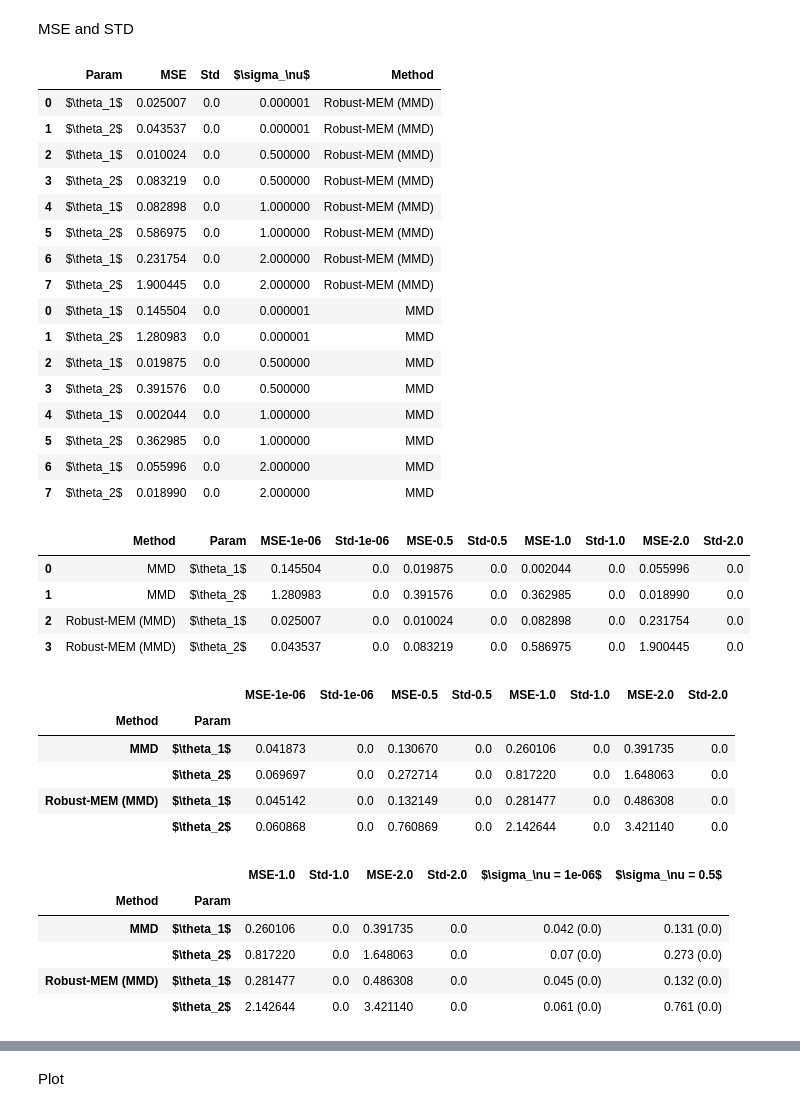
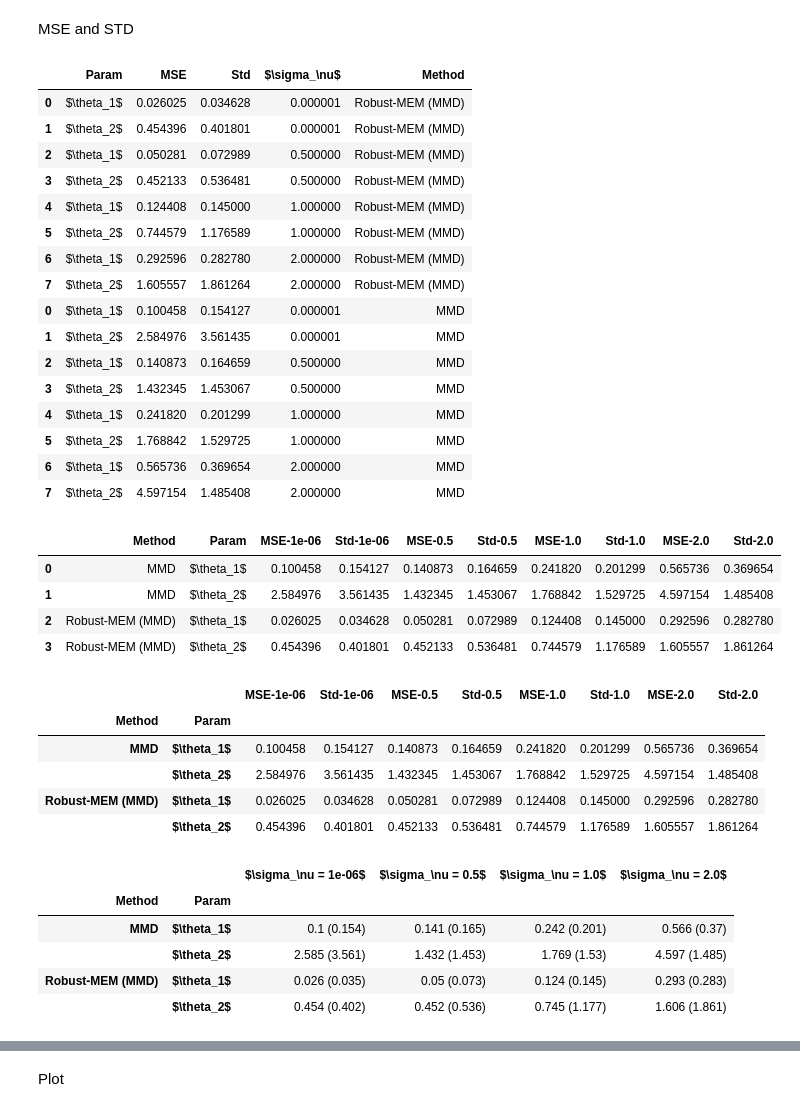
Before and after one commit to haritadell/me-models, a Jupyter notebook: gather_results_berk.ipynb, the cells around one changed output, grey strips where cells are left out. Saved outputs shown, nothing was run; the diff lists cells and outputs as text; code cells hidden in the pictures.

Commit message:
updated results

```diff
--- a/gather_results_berk.ipynb
+++ b/gather_results_berk.ipynb
@@ -5,17 +5,17 @@ from utils import sample_observed_data_berkson, sample_observed_data_classical
 from tqdm import tqdm
 # %%
 confidence_level = 0.90
-num_realizations = 1
+num_realizations = 10
 seed = 112
 #folder_path = '/dcs/pg23/u1604520/mem/results/poly_berkson_unifstart/'
-folder_path = '/dcs/pg23/u1604520/mem/results/exponential_berkson_unifstart/'
+folder_path = '/home/u1604520/results_berkson_mmd/new/'
 # %%
 scales_nu = [0.000001, 0.5,  1.0, 2.0]
 num_scales = len(scales_nu)
 c = 1
 n = 200
 B = 500
-theta_star = np.array([1,2])
+theta_star = np.array([1,3])
 loc_x = 0
 scale_x = 1
 scale_eps = 0.5
@@ -51,12 +51,12 @@ for j, scale_nu in enumerate(scales_nu):
         #mean_simex_sample = simex_sample.mean(axis=0)
         # initial_guess = np.random.uniform(low=-1, high=4, size=(3,)) #[0, 4]  # Initial parameter guess
         # ls_estimator, _ = curve_fit(nonlinear_model, data[:,0], data[:,1], p0=initial_guess)
-        #mmd_est = np.loadtxt(folder_path+f'mmd_est_scale_nu{scale_nu}_c{100}_n{n}_B{B}_seed1{seed1}_seed2{seed2}.txt')
-        mmd_est = np.loadtxt(folder_path+f'sample_scale_nu{scale_nu}_c{0.00000000001}_n{n}_B{B}_seed1{seed1}_seed2{seed2}.txt').mean(axis=0)
+        mmd_est = np.loadtxt(folder_path+f'mmd_est_scale_nu{scale_nu}_c{c}_n{n}_B{B}_seed1{seed1}_seed2{seed2}.txt')
+        #mmd_est = np.loadtxt(folder_path+f'sample_scale_nu{scale_nu}_c{0.00000000001}_n{n}_B{B}_seed1{seed1}_seed2{seed2}.txt').mean(axis=0)
         mses[j, r, 0, :] = np.asarray((mean_boot_sample - theta_star)**2)
         mses[j, r, 1, :] = np.asarray((mmd_est - theta_star)**2)
 
-        # Credible interval
+
         for i in range(len(theta_star)):
             count = 0
             lower_bound = np.percentile(boot_sample[:, i], (1 - confidence_level) / 2 * 100)
@@ -144,22 +144,22 @@ df_all = pd.concat([robustmem_df, ls_df])
 df_all
 # %% [output]
 |  | Param | MSE | Std | $\sigma_\nu$ | Method |
-| 0 | $\theta_1$ | 0.025007 | 0.0 | 0.000001 | Robust-MEM (MMD) |
-| 1 | $\theta_2$ | 0.043537 | 0.0 | 0.000001 | Robust-MEM (MMD) |
-| 2 | $\theta_1$ | 0.010024 | 0.0 | 0.500000 | Robust-MEM (MMD) |
-| 3 | $\theta_2$ | 0.083219 | 0.0 | 0.500000 | Robust-MEM (MMD) |
-| 4 | $\theta_1$ | 0.082898 | 0.0 | 1.000000 | Robust-MEM (MMD) |
-| 5 | $\theta_2$ | 0.586975 | 0.0 | 1.000000 | Robust-MEM (MMD) |
-| 6 | $\theta_1$ | 0.231754 | 0.0 | 2.000000 | Robust-MEM (MMD) |
-| 7 | $\theta_2$ | 1.900445 | 0.0 | 2.000000 | Robust-MEM (MMD) |
-| 0 | $\theta_1$ | 0.145504 | 0.0 | 0.000001 | MMD |
-| 1 | $\theta_2$ | 1.280983 | 0.0 | 0.000001 | MMD |
-| 2 | $\theta_1$ | 0.019875 | 0.0 | 0.500000 | MMD |
-| 3 | $\theta_2$ | 0.391576 | 0.0 | 0.500000 | MMD |
-| 4 | $\theta_1$ | 0.002044 | 0.0 | 1.000000 | MMD |
-| 5 | $\theta_2$ | 0.362985 | 0.0 | 1.000000 | MMD |
-| 6 | $\theta_1$ | 0.055996 | 0.0 | 2.000000 | MMD |
-| 7 | $\theta_2$ | 0.018990 | 0.0 | 2.000000 | MMD |
+| 0 | $\theta_1$ | 0.026025 | 0.034628 | 0.000001 | Robust-MEM (MMD) |
+| 1 | $\theta_2$ | 0.454396 | 0.401801 | 0.000001 | Robust-MEM (MMD) |
+| 2 | $\theta_1$ | 0.050281 | 0.072989 | 0.500000 | Robust-MEM (MMD) |
+| 3 | $\theta_2$ | 0.452133 | 0.536481 | 0.500000 | Robust-MEM (MMD) |
+| 4 | $\theta_1$ | 0.124408 | 0.145000 | 1.000000 | Robust-MEM (MMD) |
+| 5 | $\theta_2$ | 0.744579 | 1.176589 | 1.000000 | Robust-MEM (MMD) |
+| 6 | $\theta_1$ | 0.292596 | 0.282780 | 2.000000 | Robust-MEM (MMD) |
+| 7 | $\theta_2$ | 1.605557 | 1.861264 | 2.000000 | Robust-MEM (MMD) |
+| 0 | $\theta_1$ | 0.100458 | 0.154127 | 0.000001 | MMD |
+| 1 | $\theta_2$ | 2.584976 | 3.561435 | 0.000001 | MMD |
+| 2 | $\theta_1$ | 0.140873 | 0.164659 | 0.500000 | MMD |
+| 3 | $\theta_2$ | 1.432345 | 1.453067 | 0.500000 | MMD |
+| 4 | $\theta_1$ | 0.241820 | 0.201299 | 1.000000 | MMD |
+| 5 | $\theta_2$ | 1.768842 | 1.529725 | 1.000000 | MMD |
+| 6 | $\theta_1$ | 0.565736 | 0.369654 | 2.000000 | MMD |
+| 7 | $\theta_2$ | 4.597154 | 1.485408 | 2.000000 | MMD |
 # %%
 gb = df_all.groupby(['Method', 'Param', '$\sigma_\nu$']).mean()
 # %%
@@ -179,42 +179,42 @@ pivot_df.reset_index(inplace=True)
 pivot_df
 # %% [output]
 |  | Method | Param | MSE-1e-06 | Std-1e-06 | MSE-0.5 | Std-0.5 | MSE-1.0 | Std-1.0 | MSE-2.0 | Std-2.0 |
-| 0 | MMD | $\theta_1$ | 0.145504 | 0.0 | 0.019875 | 0.0 | 0.002044 | 0.0 | 0.055996 | 0.0 |
-| 1 | MMD | $\theta_2$ | 1.280983 | 0.0 | 0.391576 | 0.0 | 0.362985 | 0.0 | 0.018990 | 0.0 |
-| 2 | Robust-MEM (MMD) | $\theta_1$ | 0.025007 | 0.0 | 0.010024 | 0.0 | 0.082898 | 0.0 | 0.231754 | 0.0 |
-| 3 | Robust-MEM (MMD) | $\theta_2$ | 0.043537 | 0.0 | 0.083219 | 0.0 | 0.586975 | 0.0 | 1.900445 | 0.0 |
+| 0 | MMD | $\theta_1$ | 0.100458 | 0.154127 | 0.140873 | 0.164659 | 0.241820 | 0.201299 | 0.565736 | 0.369654 |
+| 1 | MMD | $\theta_2$ | 2.584976 | 3.561435 | 1.432345 | 1.453067 | 1.768842 | 1.529725 | 4.597154 | 1.485408 |
+| 2 | Robust-MEM (MMD) | $\theta_1$ | 0.026025 | 0.034628 | 0.050281 | 0.072989 | 0.124408 | 0.145000 | 0.292596 | 0.282780 |
+| 3 | Robust-MEM (MMD) | $\theta_2$ | 0.454396 | 0.401801 | 0.452133 | 0.536481 | 0.744579 | 1.176589 | 1.605557 | 1.861264 |
 # %%
 pivot_df = pivot_df.groupby(['Method', 'Param']).mean()
 pivot_df
 # %% [output]
 |  |  | MSE-1e-06 | Std-1e-06 | MSE-0.5 | Std-0.5 | MSE-1.0 | Std-1.0 | MSE-2.0 | Std-2.0 |
 | Method | Param |  |  |  |  |  |  |  |  |
-| MMD | $\theta_1$ | 0.041873 | 0.0 | 0.130670 | 0.0 | 0.260106 | 0.0 | 0.391735 | 0.0 |
-|  | $\theta_2$ | 0.069697 | 0.0 | 0.272714 | 0.0 | 0.817220 | 0.0 | 1.648063 | 0.0 |
-| Robust-MEM (MMD) | $\theta_1$ | 0.045142 | 0.0 | 0.132149 | 0.0 | 0.281477 | 0.0 | 0.486308 | 0.0 |
-|  | $\theta_2$ | 0.060868 | 0.0 | 0.760869 | 0.0 | 2.142644 | 0.0 | 3.421140 | 0.0 |
+| MMD | $\theta_1$ | 0.100458 | 0.154127 | 0.140873 | 0.164659 | 0.241820 | 0.201299 | 0.565736 | 0.369654 |
+|  | $\theta_2$ | 2.584976 | 3.561435 | 1.432345 | 1.453067 | 1.768842 | 1.529725 | 4.597154 | 1.485408 |
+| Robust-MEM (MMD) | $\theta_1$ | 0.026025 | 0.034628 | 0.050281 | 0.072989 | 0.124408 | 0.145000 | 0.292596 | 0.282780 |
+|  | $\theta_2$ | 0.454396 | 0.401801 | 0.452133 | 0.536481 | 0.744579 | 1.176589 | 1.605557 | 1.861264 |
 # %%
 new_df = pivot_df.copy(deep=True)
-nus = [1e-06, 0.5] #, 0.5, 1.0, 2.0]
+nus = [1e-06, 0.5, 1.0, 2.0]
 # Iterate over columns
 for i, nu in enumerate(nus):  # Assuming you have two pairs a_i and b_i
     # Extract corresponding pairs
     a_col = f'MSE-{nu}'
     b_col = f'Std-{nu}'
     # Concatenate values for the title
     new_df[f'$\sigma_\nu = {nu}$'] = pivot_df[a_col].round(3).astype(str) + ' ' + '(' + pivot_df[b_col].round(3).astype(str) + ')'
     new_df = new_df.drop(a_col, axis=1)
     new_df = new_df.drop(b_col, axis=1)
 
 
 new_df
 # %% [output]
-|  |  | MSE-1.0 | Std-1.0 | MSE-2.0 | Std-2.0 | $\sigma_\nu = 1e-06$ | $\sigma_\nu = 0.5$ |
-| Method | Param |  |  |  |  |  |  |
-| MMD | $\theta_1$ | 0.260106 | 0.0 | 0.391735 | 0.0 | 0.042 (0.0) | 0.131 (0.0) |
-|  | $\theta_2$ | 0.817220 | 0.0 | 1.648063 | 0.0 | 0.07 (0.0) | 0.273 (0.0) |
-| Robust-MEM (MMD) | $\theta_1$ | 0.281477 | 0.0 | 0.486308 | 0.0 | 0.045 (0.0) | 0.132 (0.0) |
-|  | $\theta_2$ | 2.142644 | 0.0 | 3.421140 | 0.0 | 0.061 (0.0) | 0.761 (0.0) |
+|  |  | $\sigma_\nu = 1e-06$ | $\sigma_\nu = 0.5$ | $\sigma_\nu = 1.0$ | $\sigma_\nu = 2.0$ |
+| Method | Param |  |  |  |  |
+| MMD | $\theta_1$ | 0.1 (0.154) | 0.141 (0.165) | 0.242 (0.201) | 0.566 (0.37) |
+|  | $\theta_2$ | 2.585 (3.561) | 1.432 (1.453) | 1.769 (1.53) | 4.597 (1.485) |
+| Robust-MEM (MMD) | $\theta_1$ | 0.026 (0.035) | 0.05 (0.073) | 0.124 (0.145) | 0.293 (0.283) |
+|  | $\theta_2$ | 0.454 (0.402) | 0.452 (0.536) | 0.745 (1.177) | 1.606 (1.861) |
 # %%
 latex_table =new_df.to_latex()
 print(latex_table)
```
Also changed, not shown: parts of 7 cells of this notebook.
